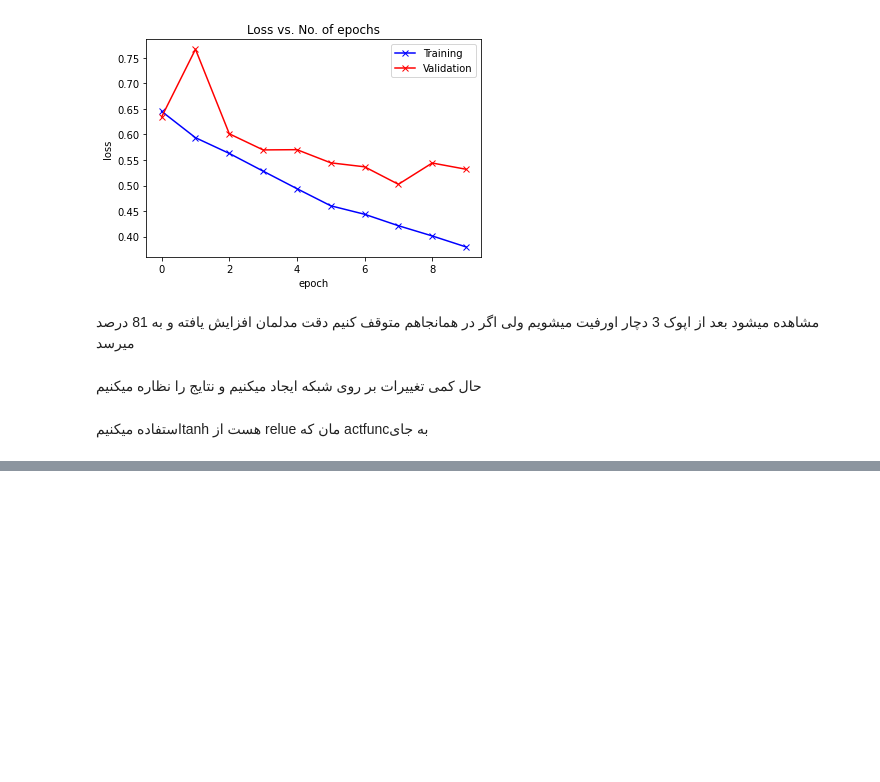
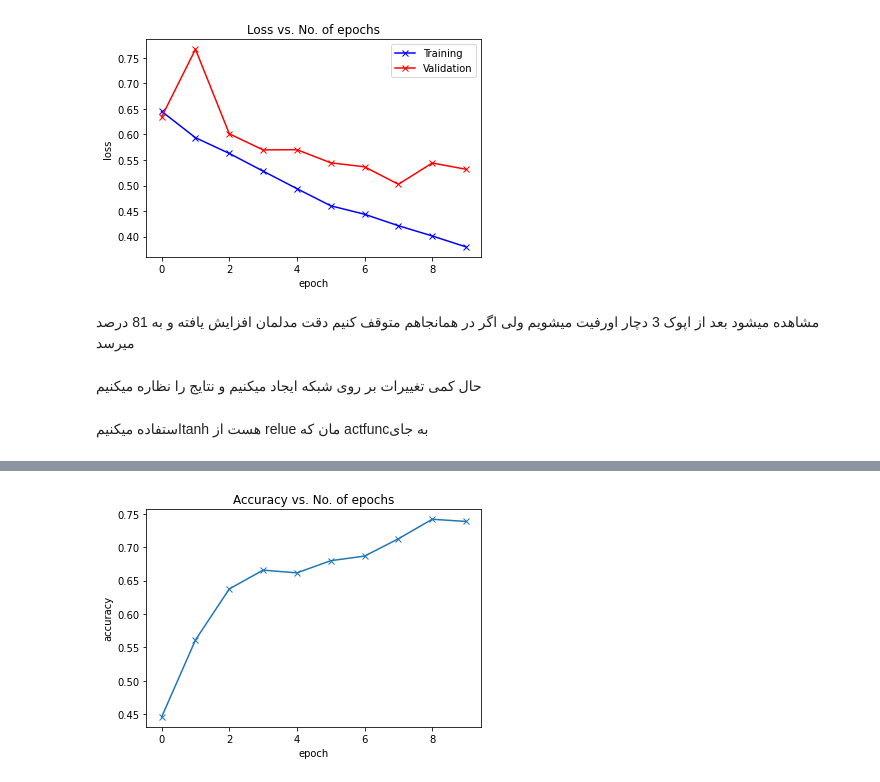
Before and after one commit to sanaaria/Ann, a Jupyter notebook: Ann_HW02.ipynb, the cells around one changed output, grey strips where cells are left out. Saved outputs shown, nothing was run; the diff lists cells and outputs as text; code cells hidden in the pictures; blank space fills up the shorter version.

```diff
--- a/Ann_HW02.ipynb
+++ b/Ann_HW02.ipynb
@@ -873,0 +895,6 @@ class CnnBatch(ImageClassificationBase):
+# %%
+train_dl = DeviceDataLoader(train_dl, device)
+val_dl = DeviceDataLoader(val_dl, device)
+to_device(model, device);
+# %%
+model = to_device(CnnBatch(), device)
@@ -873,0 +905,6 @@ class CnnBatch(ImageClassificationBase):
+# %%
+num_epochs = 10
+opt_func = torch.optim.Adam
+lr = 0.001
+# %%
+history = fit(num_epochs, lr, model, train_dl, val_dl, opt_func)
@@ -873,0 +922,4 @@ class CnnBatch(ImageClassificationBase):
+# %%
+plot_accuracies(history)
+# %% [output]
+[figure, added]
```
Also changed, not shown: parts of 17 cells of this notebook.
